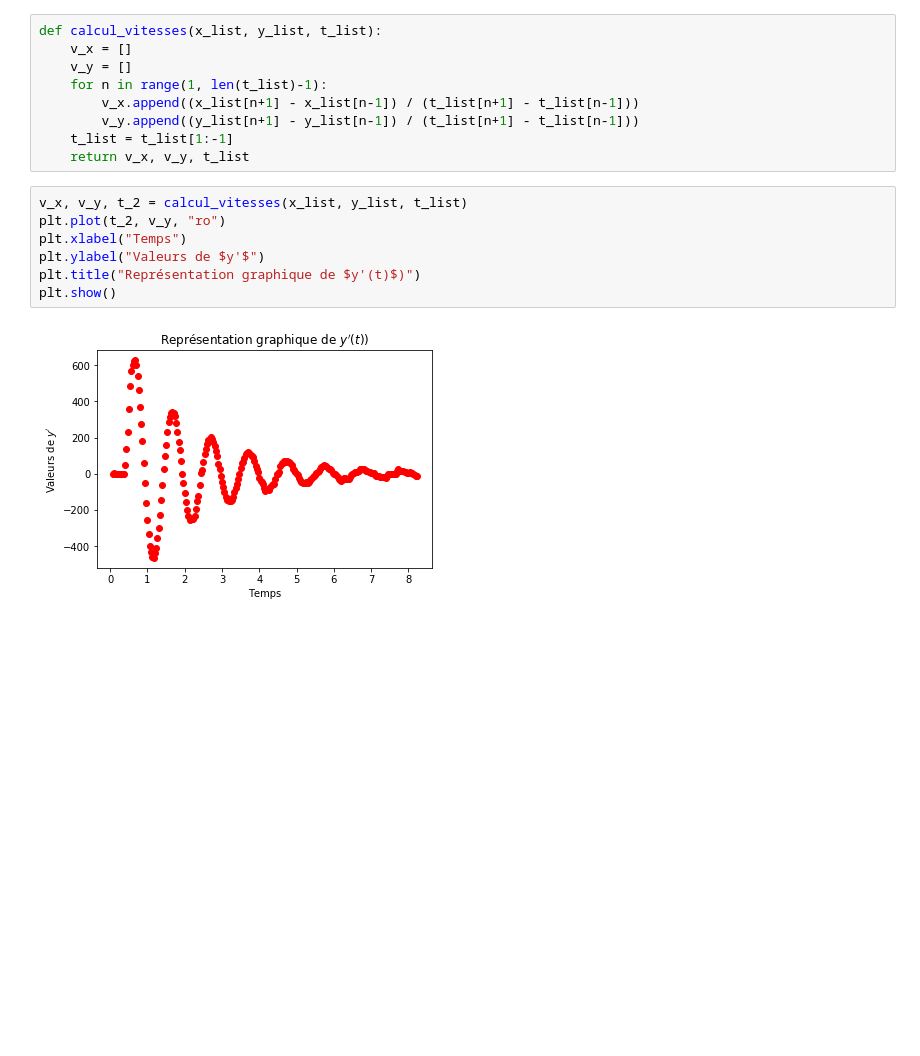
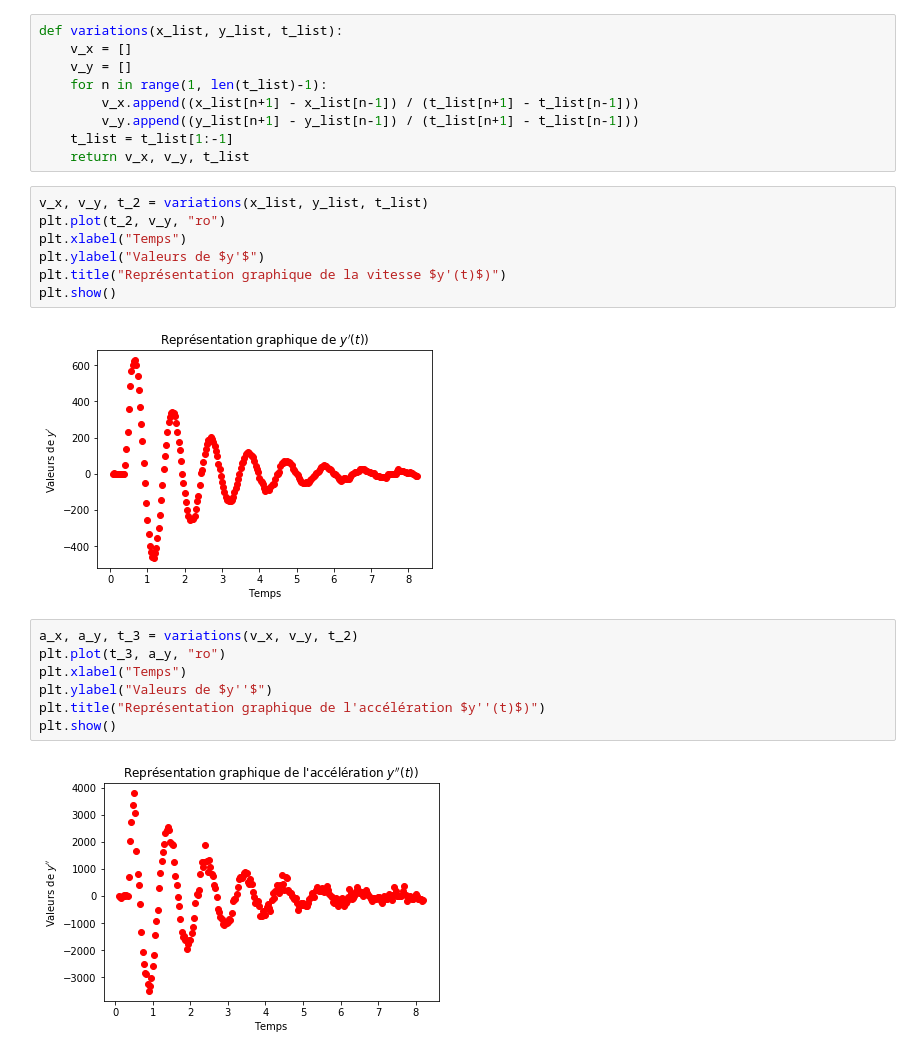
Before and after one commit to FranckCHAMBON/Python-Lycee, a Jupyter notebook: Carnets/formation/Visu.ipynb, the cells around one changed output. Drawn from its saved outputs; the diff is of its cells as text; blank space fills up the shorter version.

Commit message:
Add files via upload
Avec accélération

```diff
--- a/Carnets/formation/Visu.ipynb
+++ b/Carnets/formation/Visu.ipynb
@@ -44,7 +44,7 @@ plt.show()
 # %% [output]
 [figure]
 # %%
-def calcul_vitesses(x_list, y_list, t_list):
+def variations(x_list, y_list, t_list):
     v_x = []
     v_y = []
     for n in range(1, len(t_list)-1):
@@ -53,11 +53,20 @@ def calcul_vitesses(x_list, y_list, t_list):
     t_list = t_list[1:-1]
     return v_x, v_y, t_list
 # %%
-v_x, v_y, t_2 = calcul_vitesses(x_list, y_list, t_list)
+v_x, v_y, t_2 = variations(x_list, y_list, t_list)
 plt.plot(t_2, v_y, "ro")
 plt.xlabel("Temps")
 plt.ylabel("Valeurs de $y'$")
-plt.title("Représentation graphique de $y'(t)$)")
+plt.title("Représentation graphique de la vitesse $y'(t)$)")
 plt.show()
 # %% [output]
 [figure]
+# %%
+a_x, a_y, t_3 = variations(v_x, v_y, t_2)
+plt.plot(t_3, a_y, "ro")
+plt.xlabel("Temps")
+plt.ylabel("Valeurs de $y''$")
+plt.title("Représentation graphique de l'accélération $y''(t)$)")
+plt.show()
+# %% [output]
+[figure, added]
```
